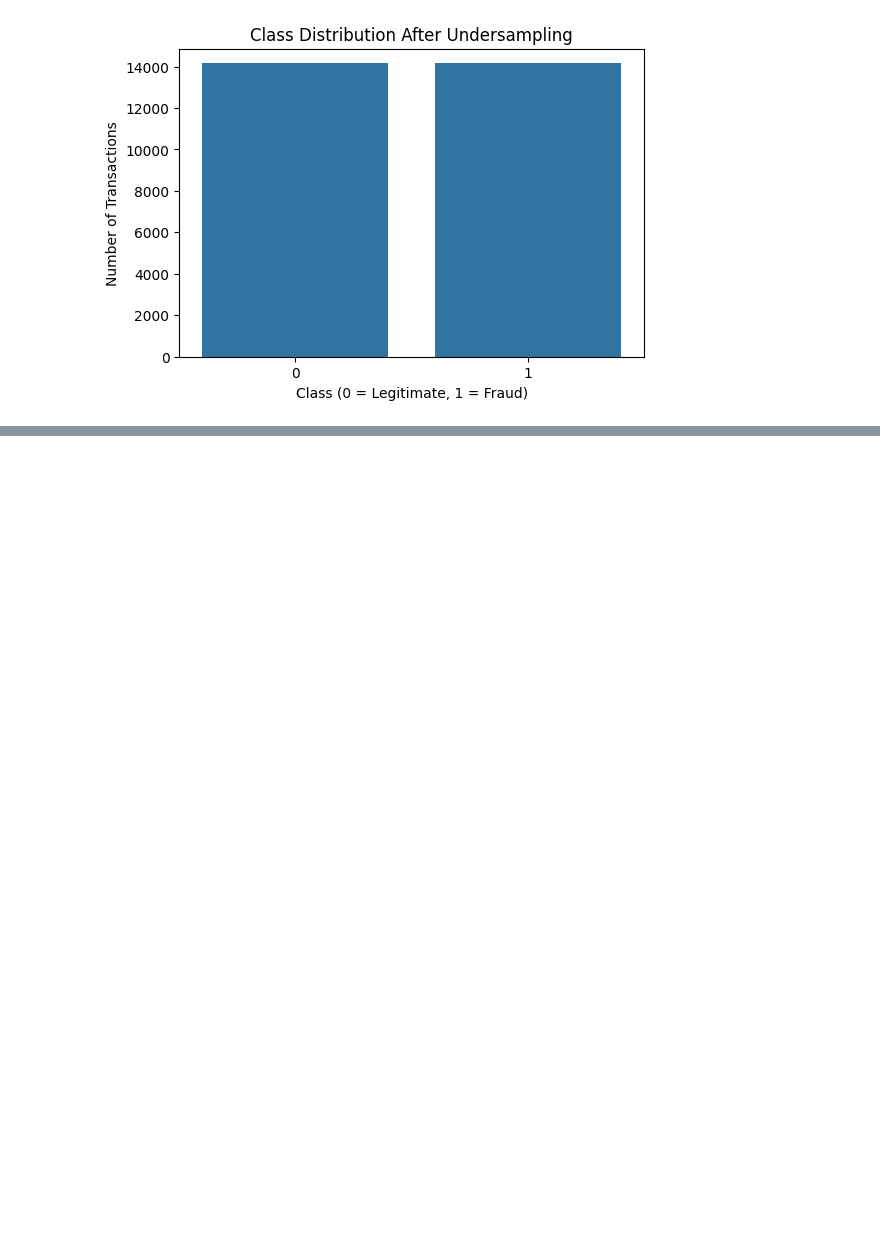
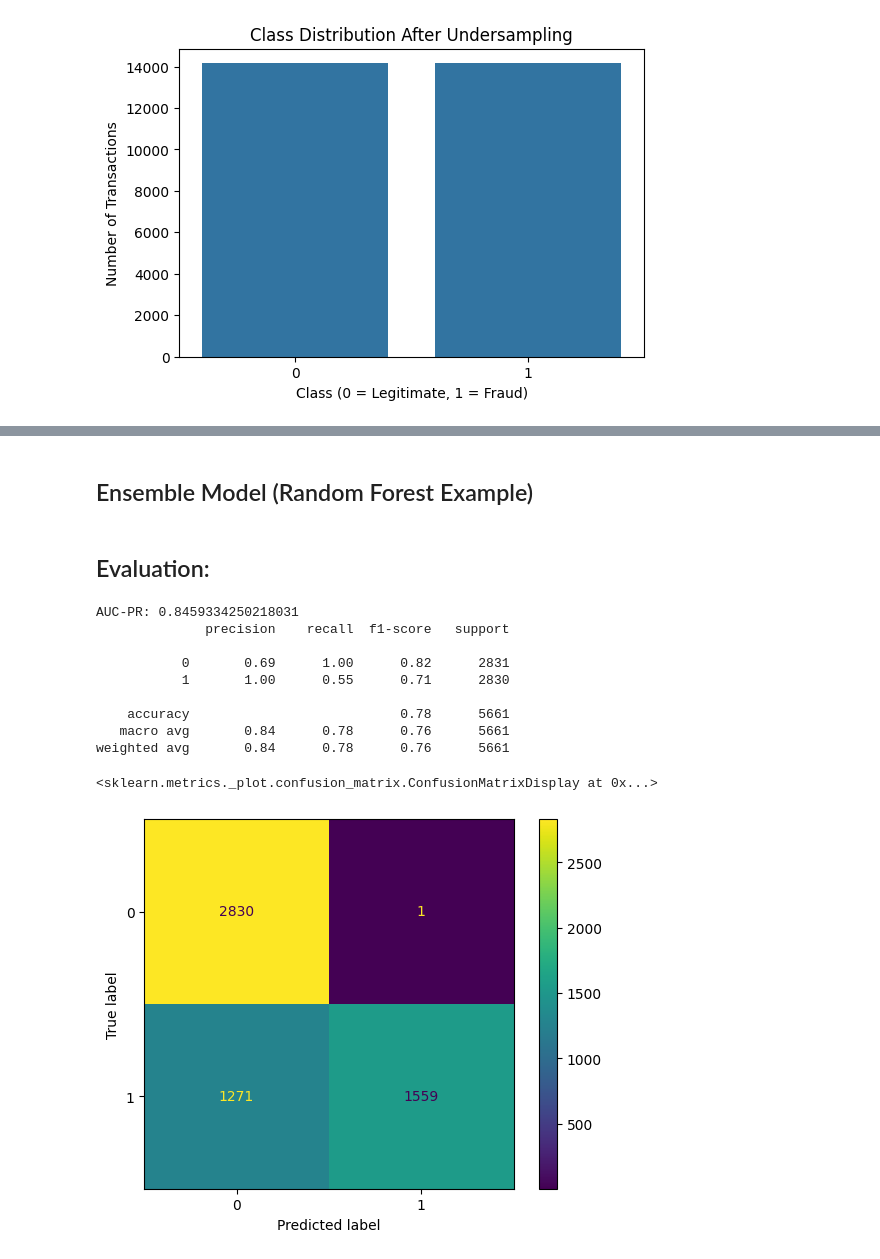
Before and after one commit to Kalalayu/fraud-detection, a Jupyter notebook: notebooks/modeling.ipynb, the cells around one changed output, grey strips where cells are left out. Drawn from its saved outputs; the diff is of its cells as text; code cells hidden in the pictures; blank space fills up the shorter version.

```diff
--- a/notebooks/modeling.ipynb
+++ b/notebooks/modeling.ipynb
@@ -52,0 +189,35 @@ Name: count, dtype: int64
+# %% [markdown]
+## Ensemble Model (Random Forest Example)
+# %%
+from sklearn.ensemble import RandomForestClassifier
+
+rf = RandomForestClassifier(
+    n_estimators=300,
+    max_depth=12,
+    class_weight="balanced",
+    random_state=42,
+    n_jobs=-1
+)
+
+rf.fit(X_train, y_train)
+
+y_pred_rf = rf.predict(X_test)
+y_proba_rf = rf.predict_proba(X_test)[:, 1]
+# %% [markdown]
+## Evaluation:
+# %%
+print("AUC-PR:", average_precision_score(y_test, y_proba_rf))
+print(classification_report(y_test, y_pred_rf))
+ConfusionMatrixDisplay.from_predictions(y_test, y_pred_rf)
+# %% [output]
+AUC-PR: 0.8459334250218031
+              precision    recall  f1-score   support
+
+           0       0.69      1.00      0.82      2831
+           1       1.00      0.55      0.71      2830
+
+    accuracy                           0.78      5661
+   macro avg       0.84      0.78      0.76      5661
+weighted avg       0.84      0.78      0.76      5661
+<sklearn.metrics._plot.confusion_matrix.ConfusionMatrixDisplay at 0x...>
+[figure, added]
```
Also changed, not shown: parts of 32 cells of this notebook.
